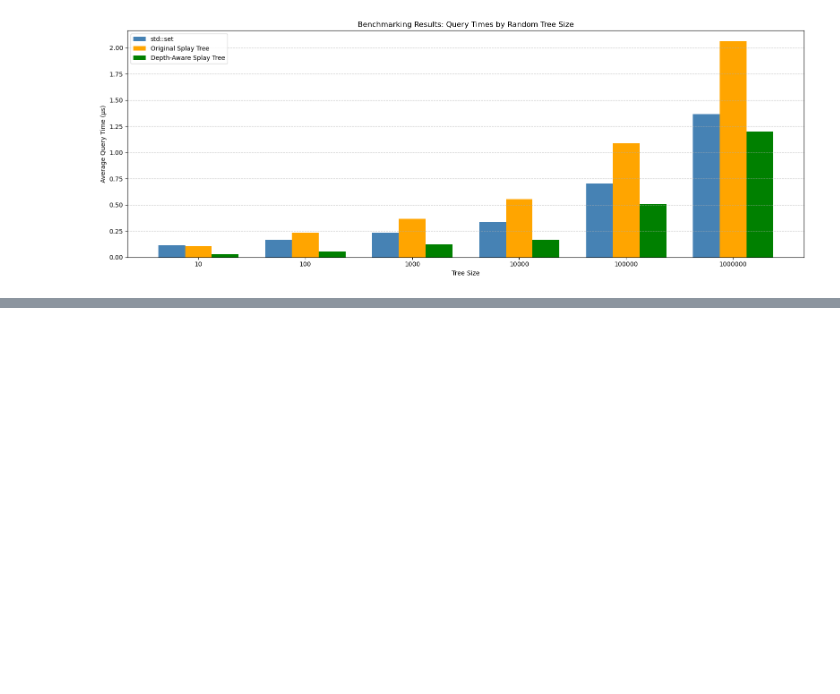
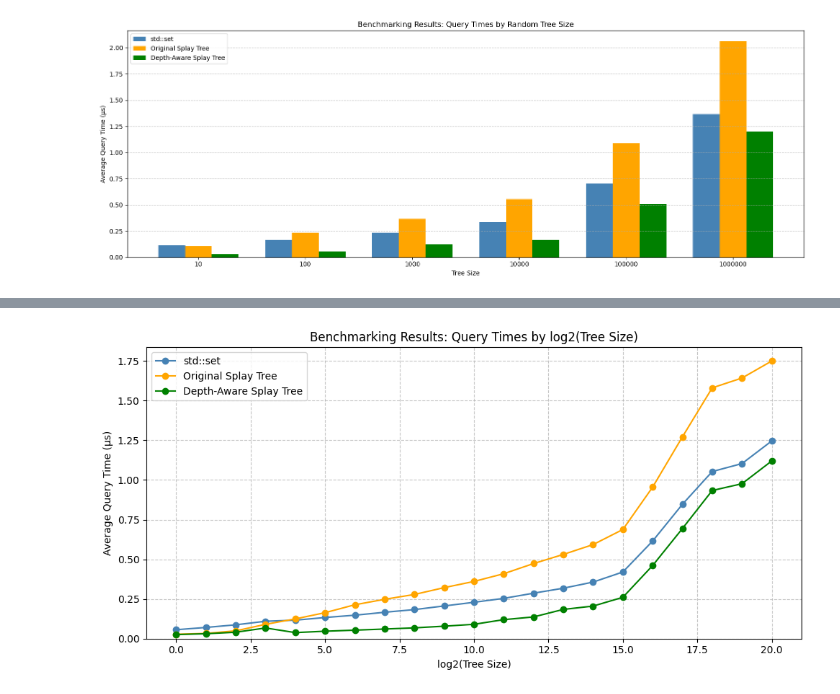
Before and after one commit to phattd15/depth-aware-splay-tree, a Jupyter notebook: output/random_benchmark/note.ipynb, the cells around one changed output, grey strips where cells are left out. Saved outputs shown, nothing was run; the diff lists cells and outputs as text; code cells hidden in the pictures; blank space fills up the shorter version.

```diff
--- a/output/random_benchmark/note.ipynb
+++ b/output/random_benchmark/note.ipynb
@@ -90,0 +126,43 @@ FileNotFoundError: [Errno 2] No such file or directory: 'benchmark_results.csv'
+# %%
+# Import required libraries
+import pandas as pd
+import matplotlib.pyplot as plt
+import numpy as np  # Import numpy to calculate log2
+
+# Load the CSV file into a DataFrame
+filename = "results_log.csv"
+data = pd.read_csv(filename)
+
+# Extract columns for plotting
+tree_sizes = data["TreeSize"].astype(int)
+std_set_times = data["std::set"]
+original_splay_tree_times = data["OriginalSplayTree"]
+depth_aware_splay_tree_times = data["DepthAwareSplayTree"]
+
+# Calculate log2 of tree sizes
+log_tree_sizes = np.log2(tree_sizes)
+
+# Create the plot
+fig, ax = plt.subplots(figsize=(10, 5))
+
+# Plot each line
+tree_sizes_sorted = log_tree_sizes.sort_values()
+ax.plot(tree_sizes_sorted, std_set_times, label="std::set", color="steelblue", marker='o')
+ax.plot(tree_sizes_sorted, original_splay_tree_times, label="Original Splay Tree", color="orange", marker='o')
+ax.plot(tree_sizes_sorted, depth_aware_splay_tree_times, label="Depth-Aware Splay Tree", color="green", marker='o')
+
+# Add labels, title, and legend
+ax.set_xlabel("log2(Tree Size)")
+ax.set_ylabel("Average Query Time (μs)")
+ax.set_title("Benchmarking Results: Query Times by log2(Tree Size)")
+ax.legend()
+ax.set_ylim(bottom=0)
+
+# Add grid lines for better readability
+ax.grid(axis="both", linestyle="--", alpha=0.7)
+
+# Display the plot
+plt.tight_layout()
+plt.show()
+# %% [output]
+[figure, added]
```
Also changed, not shown: parts of 2 cells of this notebook, 4 other files.
